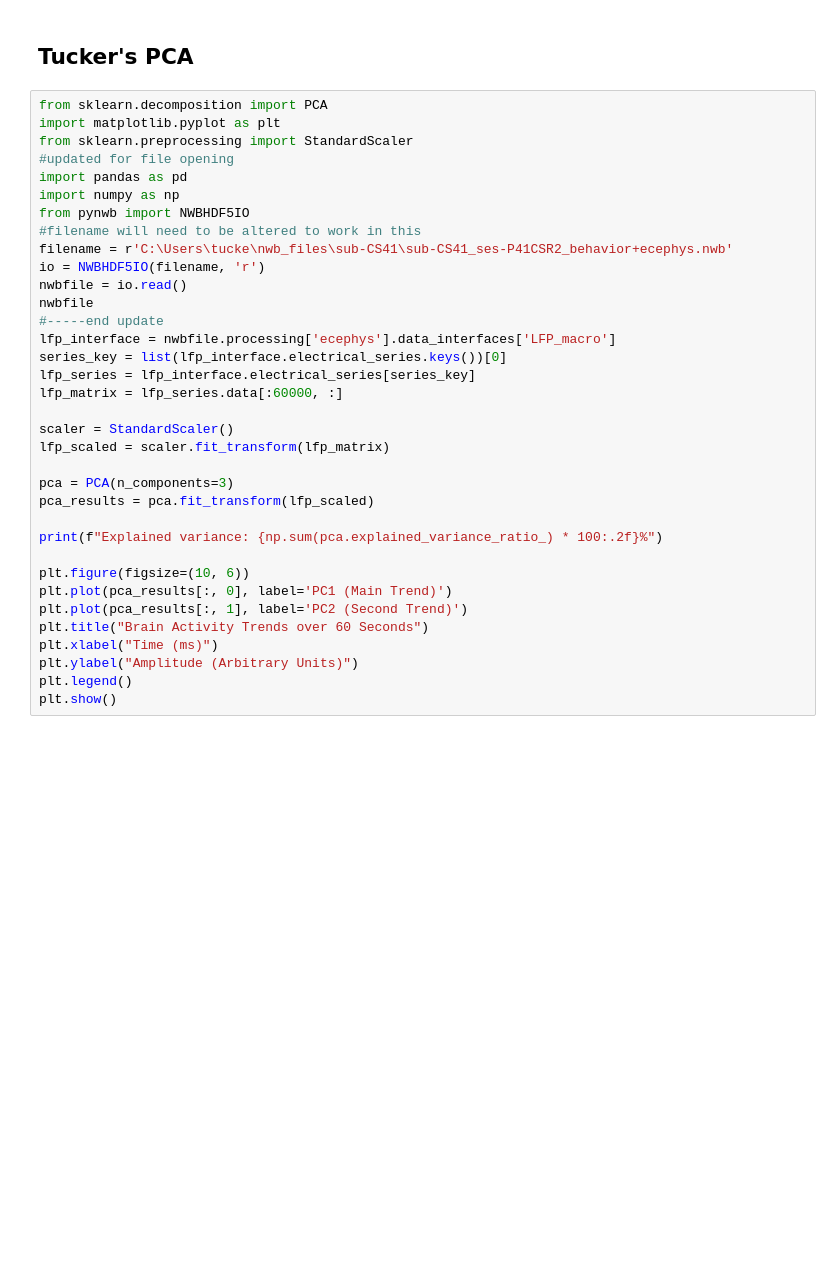
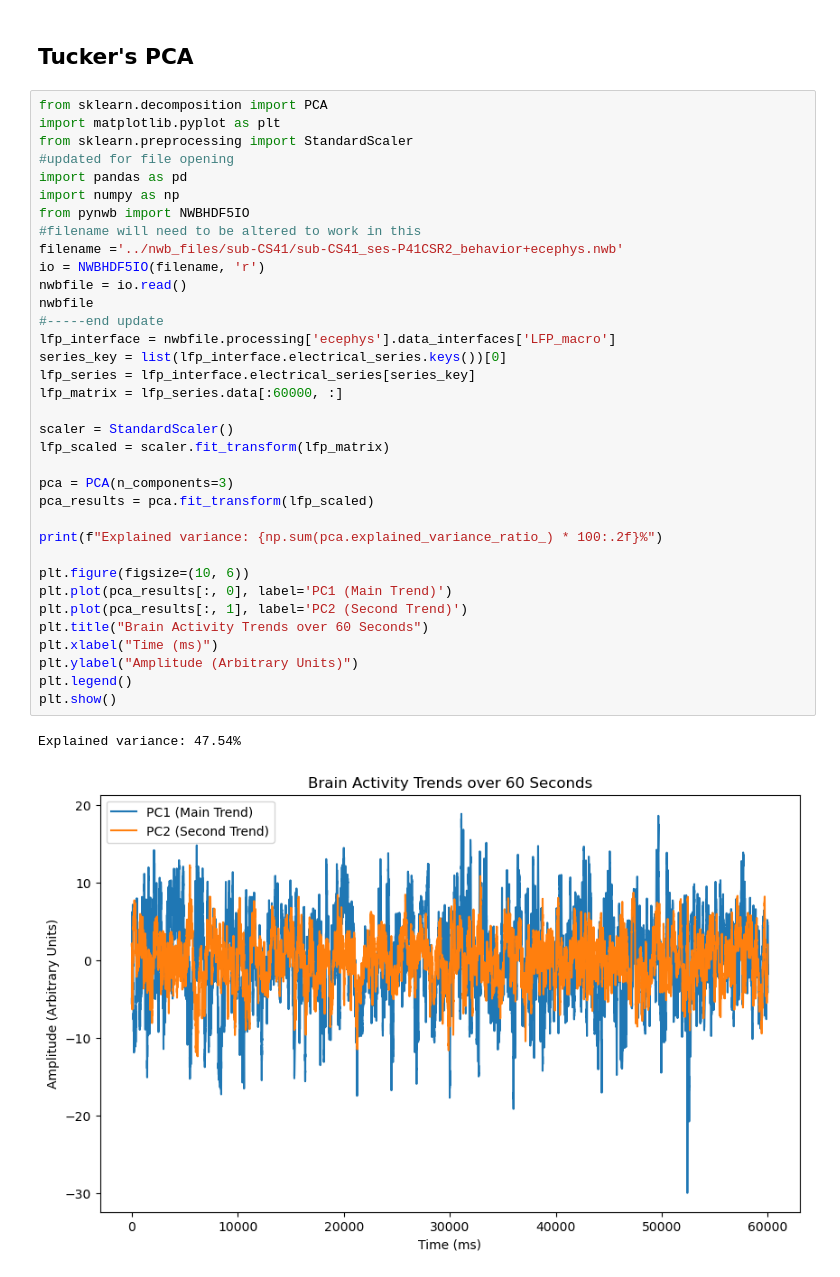
Before and after one commit to DanteLONG-NEO/CompNeuro_CDT, a Jupyter notebook: notebook/notebook.ipynb, the cells around one changed output. Saved outputs shown, nothing was run; the diff lists cells and outputs as text; blank space fills up the shorter version.

```diff
--- a/notebook/notebook.ipynb
+++ b/notebook/notebook.ipynb
@@ -104,31 +113,34 @@ from sklearn.preprocessing import StandardScaler
 #updated for file opening
 import pandas as pd
 import numpy as np
 from pynwb import NWBHDF5IO
 #filename will need to be altered to work in this
-filename = r'C:\Users\tucke\nwb_files\sub-CS41\sub-CS41_ses-P41CSR2_behavior+ecephys.nwb'
+filename ='../nwb_files/sub-CS41/sub-CS41_ses-P41CSR2_behavior+ecephys.nwb'
 io = NWBHDF5IO(filename, 'r')
 nwbfile = io.read()
 nwbfile
 #-----end update
 lfp_interface = nwbfile.processing['ecephys'].data_interfaces['LFP_macro']
 series_key = list(lfp_interface.electrical_series.keys())[0]
 lfp_series = lfp_interface.electrical_series[series_key]
 lfp_matrix = lfp_series.data[:60000, :]
 
 scaler = StandardScaler()
 lfp_scaled = scaler.fit_transform(lfp_matrix)
 
 pca = PCA(n_components=3)
 pca_results = pca.fit_transform(lfp_scaled)
 
 print(f"Explained variance: {np.sum(pca.explained_variance_ratio_) * 100:.2f}%")
 
 plt.figure(figsize=(10, 6))
 plt.plot(pca_results[:, 0], label='PC1 (Main Trend)')
 plt.plot(pca_results[:, 1], label='PC2 (Second Trend)')
 plt.title("Brain Activity Trends over 60 Seconds")
 plt.xlabel("Time (ms)")
 plt.ylabel("Amplitude (Arbitrary Units)")
 plt.legend()
 plt.show()
+# %% [output]
+Explained variance: 47.54%
+[figure, added]
```
Also changed, not shown: parts of 10 cells of this notebook, 1 other file.
